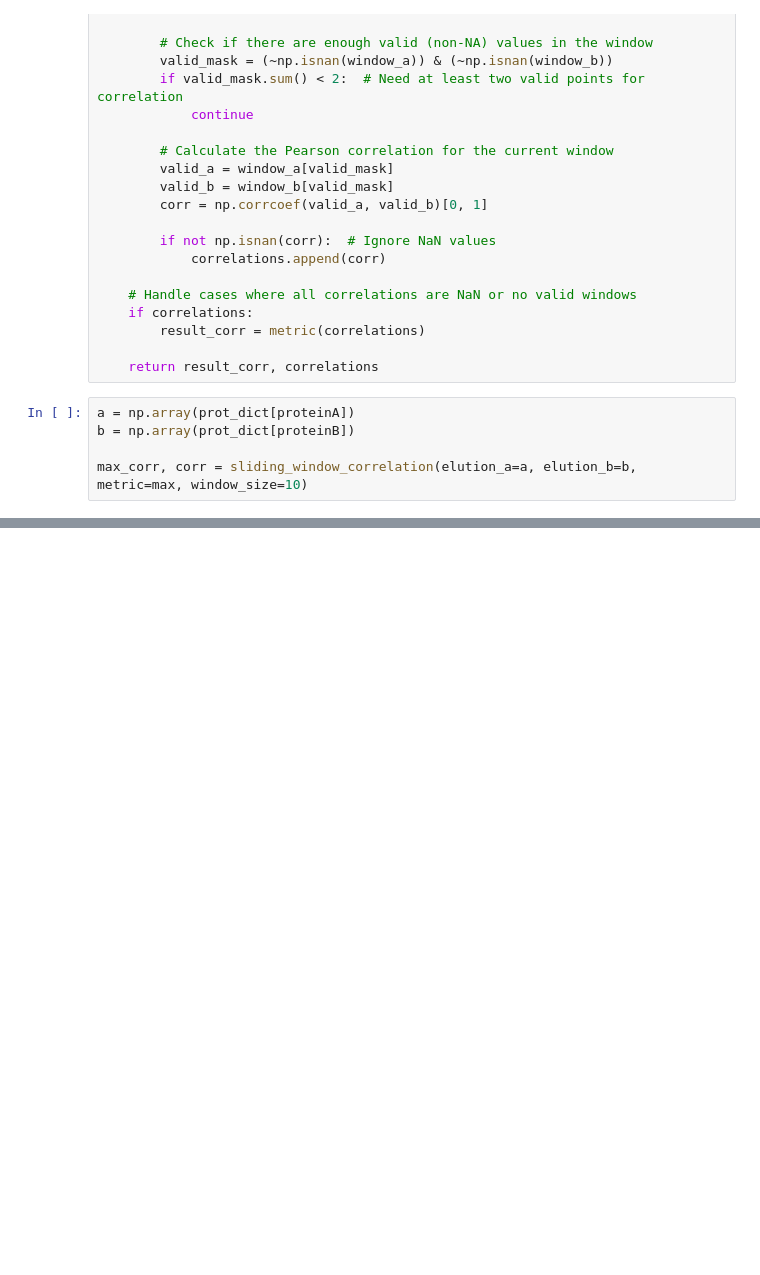
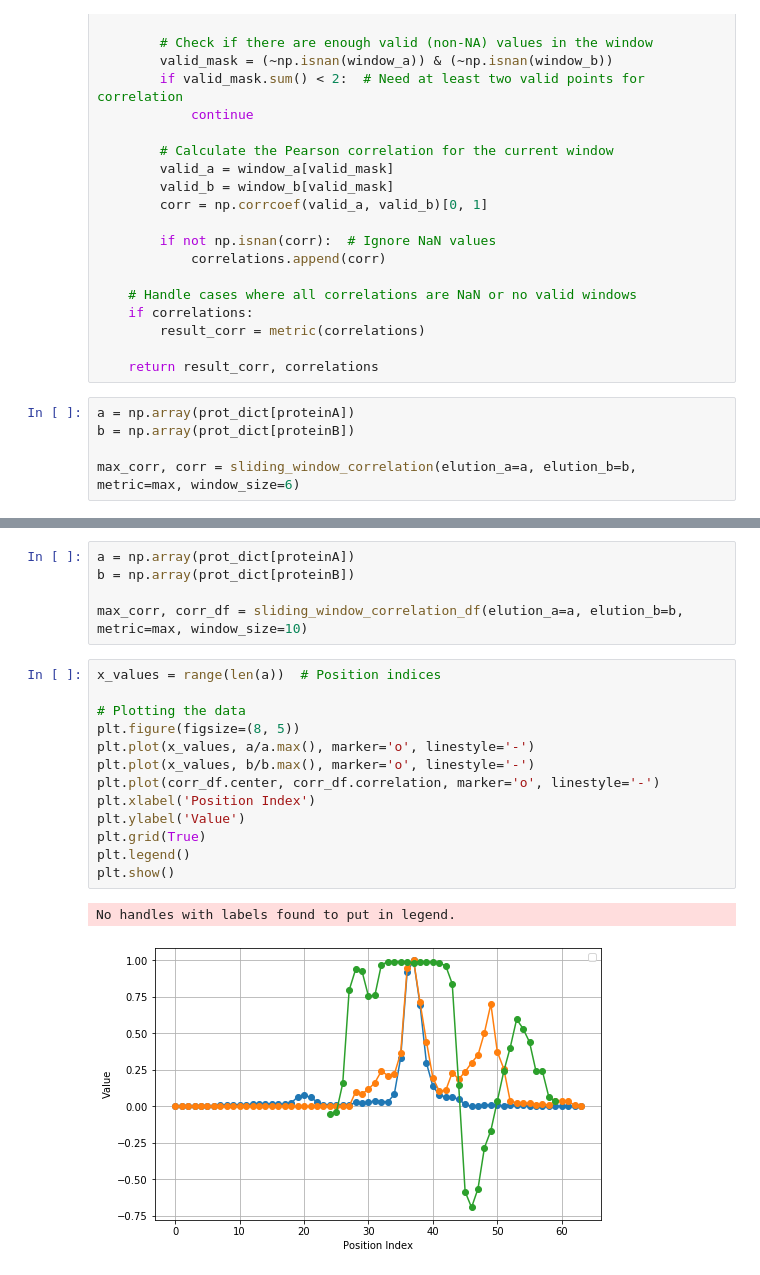
Before and after one commit to marcmuellerETHZ/PCprophet, a Jupyter notebook: PCprophet/sandbox.ipynb, the cells around one changed output, grey strips where cells are left out. Drawn from its saved outputs; the diff is of its cells as text; blank space fills up the shorter version.

```diff
--- a/PCprophet/sandbox.ipynb
+++ b/PCprophet/sandbox.ipynb
@@ -871,4 +819,4 @@ def sliding_window_correlation(elution_a, elution_b, metric, window_size=6):
 a = np.array(prot_dict[proteinA])
 b = np.array(prot_dict[proteinB])
 
-max_corr, corr = sliding_window_correlation(elution_a=a, elution_b=b, metric=max, window_size=10)
+max_corr, corr = sliding_window_correlation(elution_a=a, elution_b=b, metric=max, window_size=6)
@@ -878,0 +880,21 @@ len(corr)
+# %%
+a = np.array(prot_dict[proteinA])
+b = np.array(prot_dict[proteinB])
+
+max_corr, corr_df = sliding_window_correlation_df(elution_a=a, elution_b=b, metric=max, window_size=10)
+# %%
+x_values = range(len(a))  # Position indices
+
+# Plotting the data
+plt.figure(figsize=(8, 5))
+plt.plot(x_values, a/a.max(), marker='o', linestyle='-')
+plt.plot(x_values, b/b.max(), marker='o', linestyle='-')
+plt.plot(corr_df.center, corr_df.correlation, marker='o', linestyle='-')
+plt.xlabel('Position Index')
+plt.ylabel('Value')
+plt.grid(True)
+plt.legend()
+plt.show()
+# %% [output]
+No handles with labels found to put in legend.
+[figure, added]
```
Also changed, not shown: parts of 13 cells of this notebook, 5 other files.
